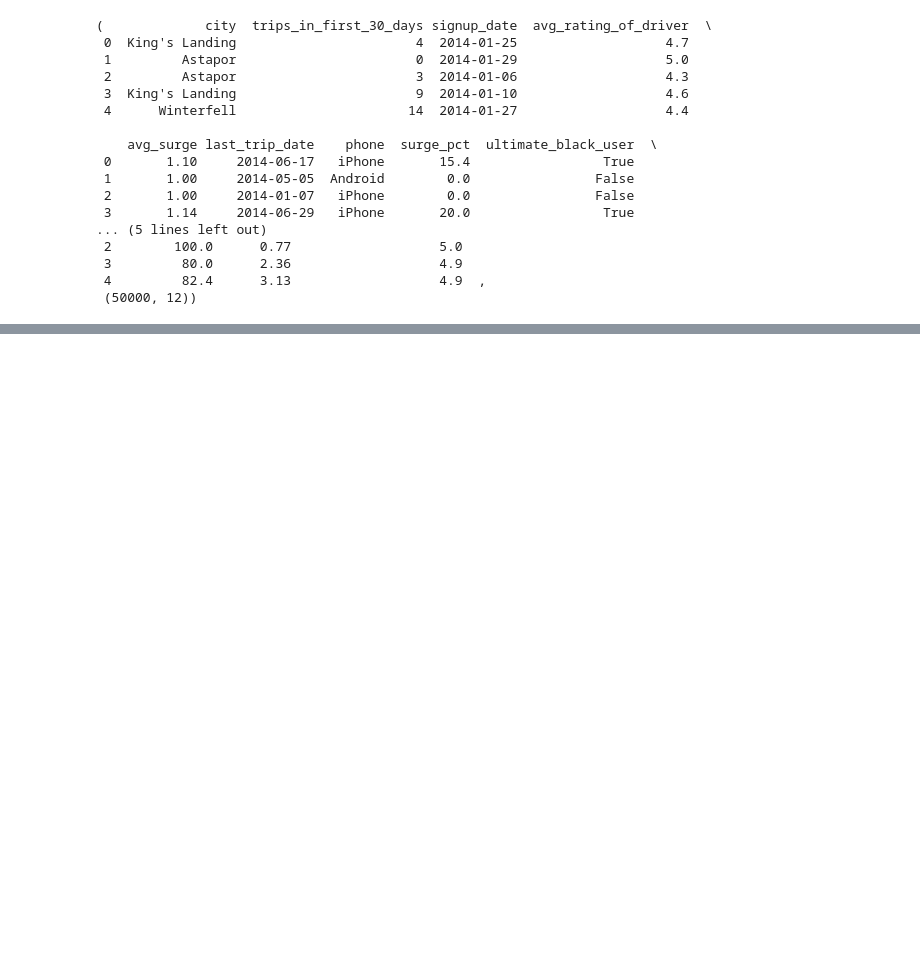
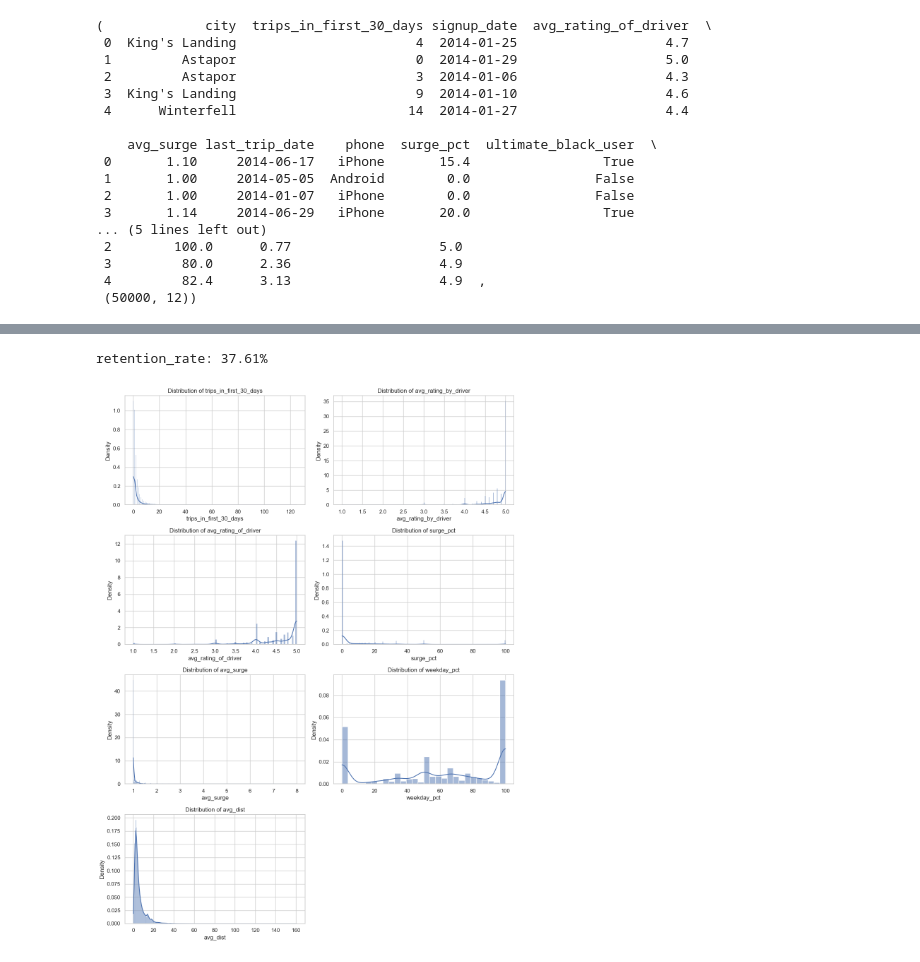
Before and after one commit to amschiltz/ultimate_tech_challenge, a Jupyter notebook: notebooks/ultimate_challenge.ipynb, the cells around one changed output, grey strips where cells are left out. Saved outputs shown, nothing was run; the diff lists cells and outputs as text; code cells hidden in the pictures; blank space fills up the shorter version.

Commit message:
Complete part 3 and save figures and tables

```diff
--- a/notebooks/ultimate_challenge.ipynb
+++ b/notebooks/ultimate_challenge.ipynb
@@ -291,0 +368,29 @@ np.float64(0.37608)
+# %%
+retention_rate = users['retained'].mean()
+print(f'retention_rate: {retention_rate:.2%}')
+# %% [output]
+retention_rate: 37.61%
+# %%
+# Define categorical and numeric features
+numeric_features = ['trips_in_first_30_days', 'avg_rating_by_driver', 'avg_rating_of_driver',
+                    'surge_pct', 'avg_surge', 'weekday_pct', 'avg_dist']
+categorical_features = ['retained', 'city', 'phone', 'ultimate_black_user']
+# %%
+# Visualize feature distributions
+
+# Numeric features grid
+n_cols = 2
+n_rows = int(np.ceil(len(numeric_features) / n_cols))
+fig, axes = plt.subplots(n_rows, n_cols, figsize=(12, 4 * n_rows))
+axes = axes.flatten()
+for i, feature in enumerate(numeric_features):
+    sns.histplot(users[feature].dropna(), kde=True, stat='density', ax=axes[i])
+    axes[i].set_title(f'Distribution of {feature}')
+    axes[i].set_xlabel(feature)
+    axes[i].set_ylabel('Density')
+for j in range(i + 1, len(axes)):
+    axes[j].set_visible(False)
+plt.tight_layout()
+plt.show()
+# %% [output]
+[figure, added]
```
Also changed, not shown: parts of 21 cells of this notebook, 4 other files.
